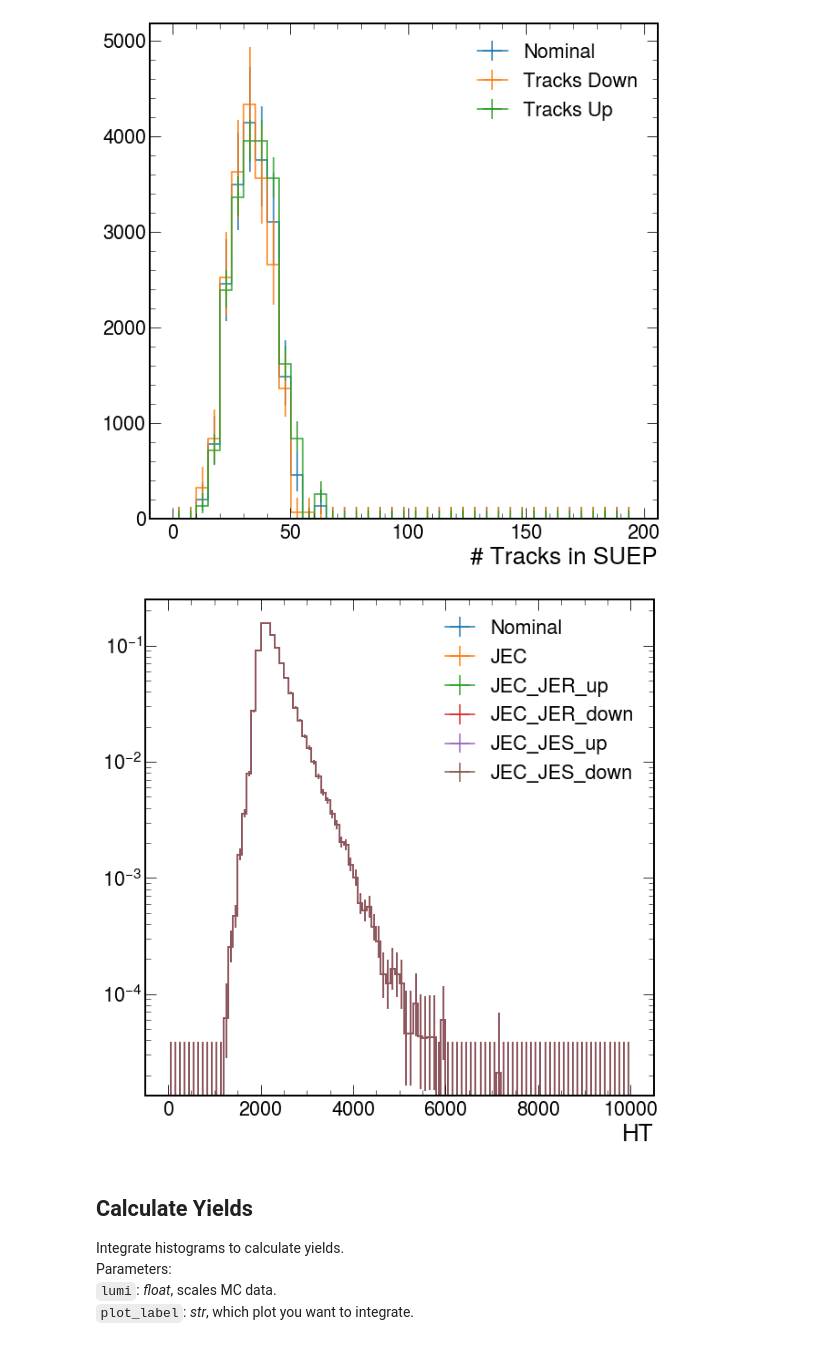
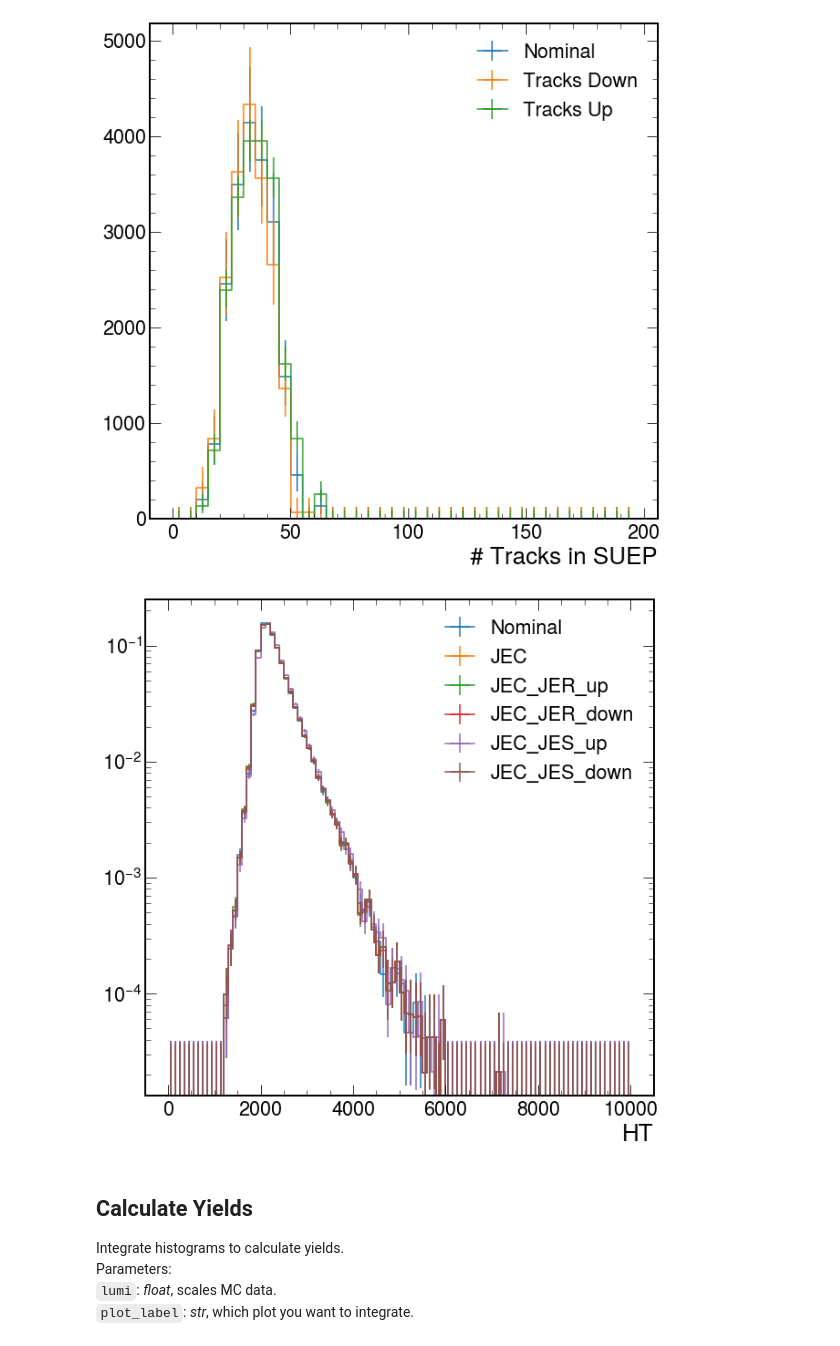
Before and after one commit to SUEPPhysics/SUEPCoffea_dask, a Jupyter notebook: plotting/plot.ipynb, the cells around one changed output. Saved outputs shown, nothing was run; the diff lists cells and outputs as text; code cells hidden in the pictures.

```diff
--- a/plotting/plot.ipynb
+++ b/plotting/plot.ipynb
@@ -820,16 +820,16 @@ _ = plt.legend()
 # %%
 plot_label = 'ht_Cluster'
 sample = 'test'
 sys = ['', '_JEC', '_JEC_JER_up', '_JEC_JER_down', '_JEC_JES_up', '_JEC_JES_down']
 labels = ['Nominal', 'JEC', 'JEC_JER_up', 'JEC_JER_down', 'JEC_JES_up', 'JEC_JES_down']
 
 for s, l in zip(sys, labels):
-    h = plots[sample][plot_label + s]
+    h = plots[sample][plot_label.replace("_Cluster", s + "_Cluster") + s]
     hep.histplot(h[::1j], label=l)
 _ = plt.legend()
 plt.yscale('log')
 # %% [output]
-[figure, old version]
+[figure, new version]
 # %% [markdown]
 ## Calculate Yields
 Integrate histograms to calculate yields.<br>
```
Also changed, not shown: 1 other file.
